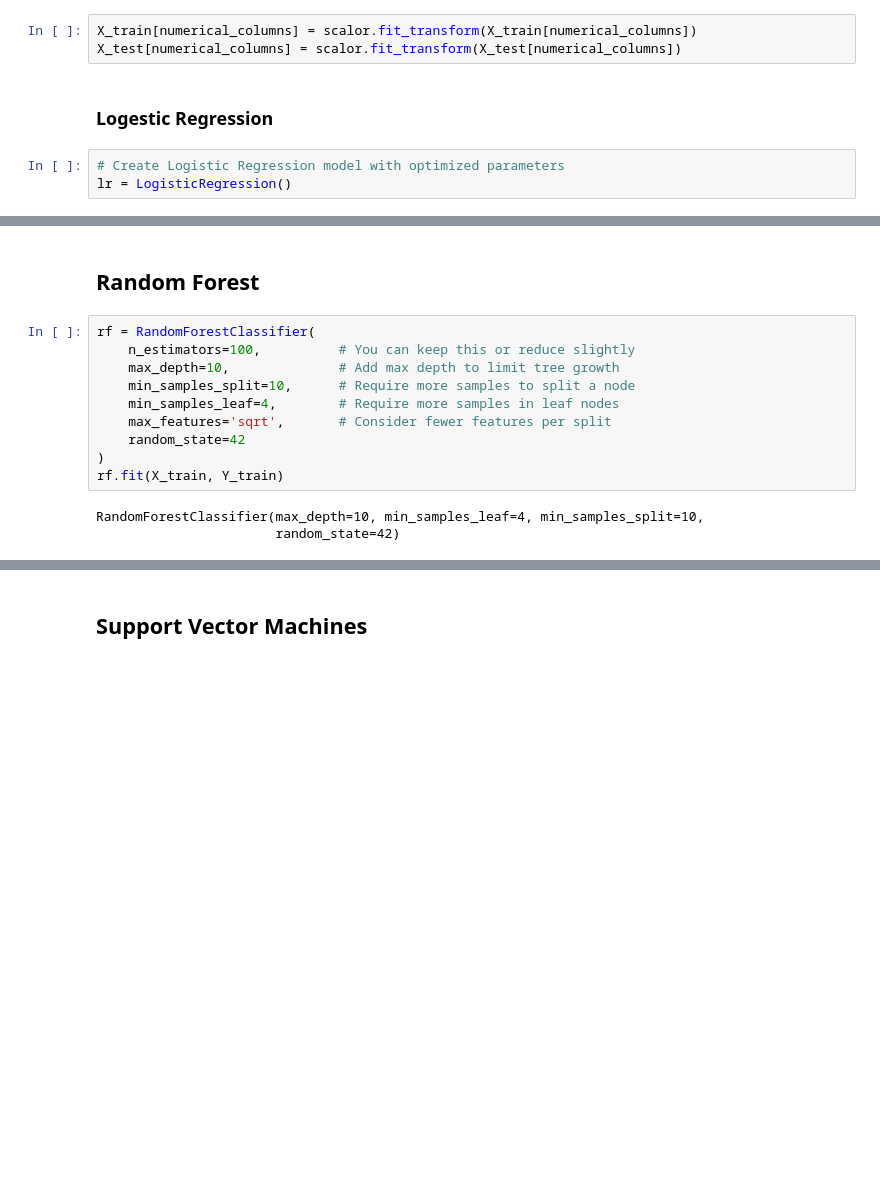
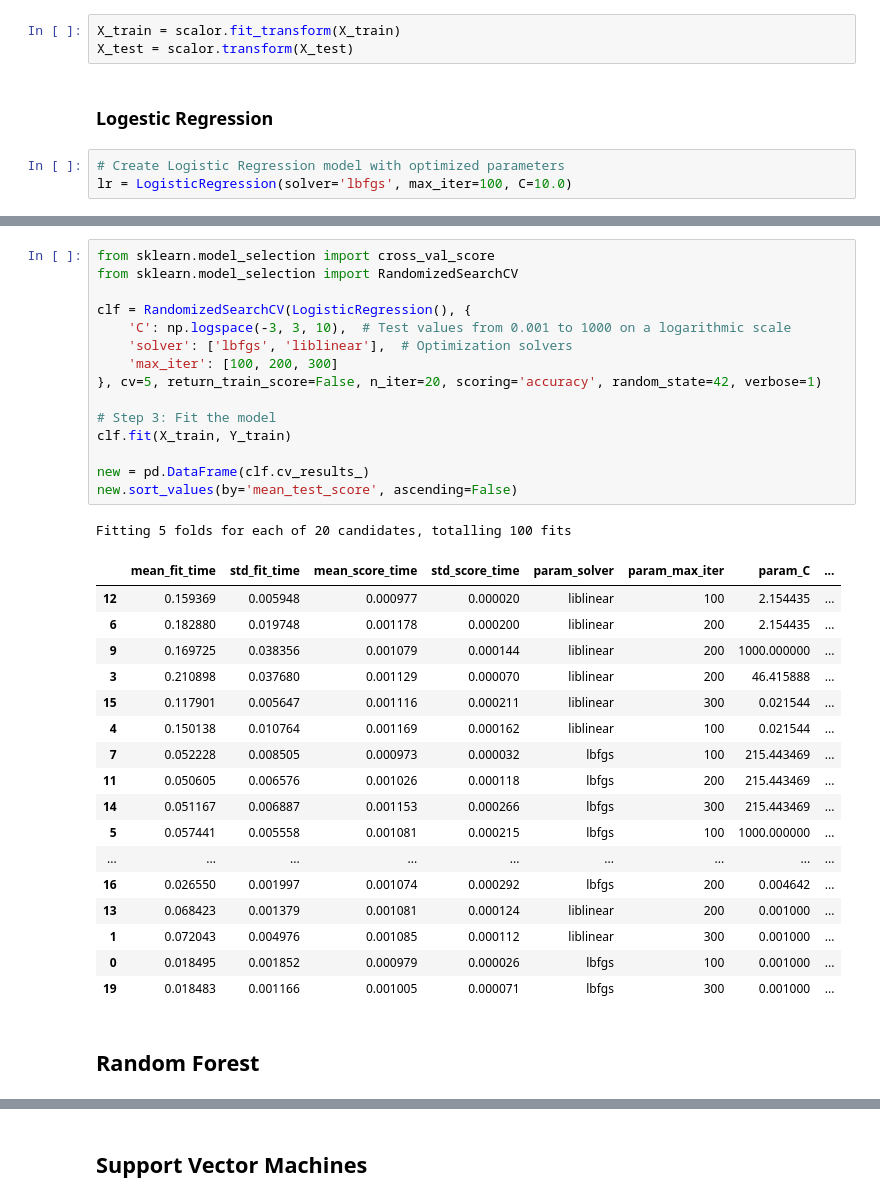
Before and after one commit to rajpurohitmohit/Machine-Learning, a Jupyter notebook: Project/Smoking Drinking/Smoking_Drinking_Prediction.ipynb, the cells around one changed output, grey strips where cells are left out. Cells and saved outputs as stored; diff of their text form; blank space fills up the shorter version.

```diff
--- a/Project/Smoking Drinking/Smoking_Drinking_Prediction.ipynb
+++ b/Project/Smoking Drinking/Smoking_Drinking_Prediction.ipynb
@@ -291,13 +335,13 @@ numerical_columns = ['age', 'height_cm', 'weight_kg', 'waist_cm', 'vision_left',
 # %%
 scalor = StandardScaler()
 # %%
-X_train[numerical_columns] = scalor.fit_transform(X_train[numerical_columns])
-X_test[numerical_columns] = scalor.fit_transform(X_test[numerical_columns])
+X_train = scalor.fit_transform(X_train)
+X_test = scalor.transform(X_test)
 # %% [markdown]
 ### **Logestic Regression**
 # %%
 # Create Logistic Regression model with optimized parameters
-lr = LogisticRegression()
+lr = LogisticRegression(solver='lbfgs', max_iter=100, C=10.0)
 # %%
 lr.fit(X_train, Y_train)
 # %% [output]
@@ -317,15 +392,36 @@ Accuracy on Testing Data:  72.89
+# %%
+from sklearn.model_selection import cross_val_score
+from sklearn.model_selection import RandomizedSearchCV
+
+clf = RandomizedSearchCV(LogisticRegression(), {
+    'C': np.logspace(-3, 3, 10),  # Test values from 0.001 to 1000 on a logarithmic scale
+    'solver': ['lbfgs', 'liblinear'],  # Optimization solvers
+    'max_iter': [100, 200, 300]
+}, cv=5, return_train_score=False, n_iter=20, scoring='accuracy', random_state=42, verbose=1)
+
+# Step 3: Fit the model
+clf.fit(X_train, Y_train)
+
+new = pd.DataFrame(clf.cv_results_)
+new.sort_values(by='mean_test_score', ascending=False)
+# %% [output]
+Fitting 5 folds for each of 20 candidates, totalling 100 fits
+|  | mean_fit_time | std_fit_time | mean_score_time | std_score_time | param_solver | param_max_iter | param_C | ... |
+| 12 | 0.159369 | 0.005948 | 0.000977 | 0.000020 | liblinear | 100 | 2.154435 | ... |
+| 6 | 0.182880 | 0.019748 | 0.001178 | 0.000200 | liblinear | 200 | 2.154435 | ... |
+| 9 | 0.169725 | 0.038356 | 0.001079 | 0.000144 | liblinear | 200 | 1000.000000 | ... |
+| 3 | 0.210898 | 0.037680 | 0.001129 | 0.000070 | liblinear | 200 | 46.415888 | ... |
+| 15 | 0.117901 | 0.005647 | 0.001116 | 0.000211 | liblinear | 300 | 0.021544 | ... |
+| 4 | 0.150138 | 0.010764 | 0.001169 | 0.000162 | liblinear | 100 | 0.021544 | ... |
+| 7 | 0.052228 | 0.008505 | 0.000973 | 0.000032 | lbfgs | 100 | 215.443469 | ... |
+| 11 | 0.050605 | 0.006576 | 0.001026 | 0.000118 | lbfgs | 200 | 215.443469 | ... |
+| 14 | 0.051167 | 0.006887 | 0.001153 | 0.000266 | lbfgs | 300 | 215.443469 | ... |
+| 5 | 0.057441 | 0.005558 | 0.001081 | 0.000215 | lbfgs | 100 | 1000.000000 | ... |
+| ... | ... | ... | ... | ... | ... | ... | ... | ... |
+| 16 | 0.026550 | 0.001997 | 0.001074 | 0.000292 | lbfgs | 200 | 0.004642 | ... |
+| 13 | 0.068423 | 0.001379 | 0.001081 | 0.000124 | liblinear | 200 | 0.001000 | ... |
+| 1 | 0.072043 | 0.004976 | 0.001085 | 0.000112 | liblinear | 300 | 0.001000 | ... |
+| 0 | 0.018495 | 0.001852 | 0.000979 | 0.000026 | lbfgs | 100 | 0.001000 | ... |
+| 19 | 0.018483 | 0.001166 | 0.001005 | 0.000071 | lbfgs | 300 | 0.001000 | ... |
 # %% [markdown]
 ## **Random Forest**
-# %%
-rf = RandomForestClassifier(
-    n_estimators=100,          # You can keep this or reduce slightly
-    max_depth=10,              # Add max depth to limit tree growth
-    min_samples_split=10,      # Require more samples to split a node
-    min_samples_leaf=4,        # Require more samples in leaf nodes
-    max_features='sqrt',       # Consider fewer features per split
-    random_state=42
-)
-rf.fit(X_train, Y_train)
-# %% [output]
-RandomForestClassifier(max_depth=10, min_samples_leaf=4, min_samples_split=10,
-                       random_state=42)
```
Also changed, not shown: parts of 59 cells of this notebook, 11 other files.
